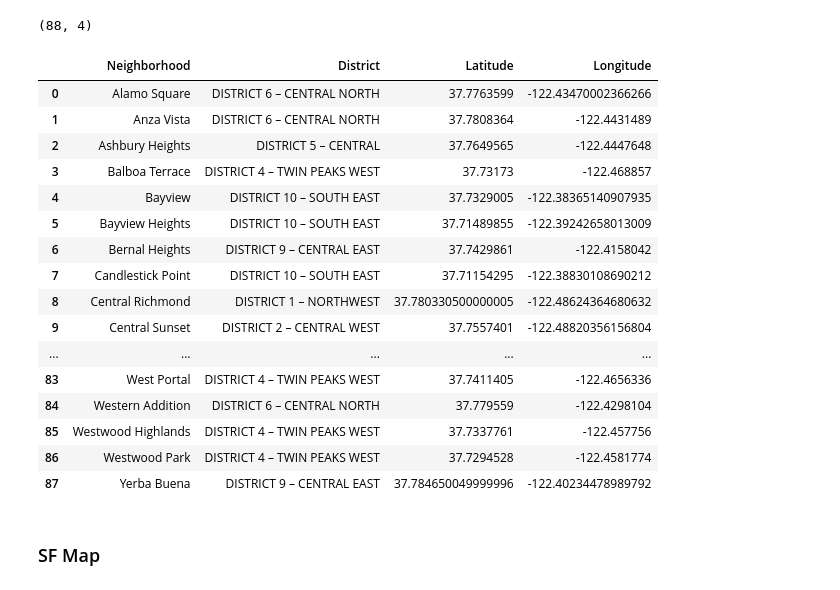
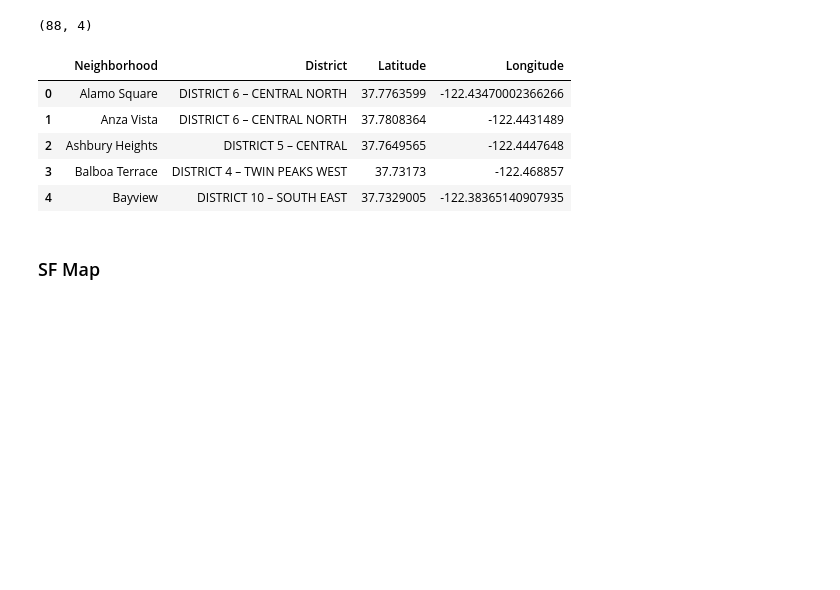
Before and after one commit to omatveyuk/Coursera_Capstone, a Jupyter notebook: SFNeighborhoods.ipynb, the cells around one changed output. Saved outputs shown, nothing was run; the diff lists cells and outputs as text; code cells hidden in the pictures; blank space fills up the shorter version.

```diff
--- a/SFNeighborhoods.ipynb
+++ b/SFNeighborhoods.ipynb
@@ -196,25 +211,14 @@ sf_neighborhoods.shape
 # %% [output]
 (88, 4)
 # %%
-sf_neighborhoods
+sf_neighborhoods.head()
 # %% [output]
 |  | Neighborhood | District | Latitude | Longitude |
 | 0 | Alamo Square | DISTRICT 6 – CENTRAL NORTH | 37.7763599 | -122.43470002366266 |
 | 1 | Anza Vista | DISTRICT 6 – CENTRAL NORTH | 37.7808364 | -122.4431489 |
 | 2 | Ashbury Heights | DISTRICT 5 – CENTRAL | 37.7649565 | -122.4447648 |
 | 3 | Balboa Terrace | DISTRICT 4 – TWIN PEAKS WEST | 37.73173 | -122.468857 |
 | 4 | Bayview | DISTRICT 10 – SOUTH EAST | 37.7329005 | -122.38365140907935 |
-| 5 | Bayview Heights | DISTRICT 10 – SOUTH EAST | 37.71489855 | -122.39242658013009 |
-| 6 | Bernal Heights | DISTRICT 9 – CENTRAL EAST | 37.7429861 | -122.4158042 |
-| 7 | Candlestick Point | DISTRICT 10 – SOUTH EAST | 37.71154295 | -122.38830108690212 |
-| 8 | Central Richmond | DISTRICT 1 – NORTHWEST | 37.780330500000005 | -122.48624364680632 |
-| 9 | Central Sunset | DISTRICT 2 – CENTRAL WEST | 37.7557401 | -122.48820356156804 |
-| ... | ... | ... | ... | ... |
-| 83 | West Portal | DISTRICT 4 – TWIN PEAKS WEST | 37.7411405 | -122.4656336 |
-| 84 | Western Addition | DISTRICT 6 – CENTRAL NORTH | 37.779559 | -122.4298104 |
-| 85 | Westwood Highlands | DISTRICT 4 – TWIN PEAKS WEST | 37.7337761 | -122.457756 |
-| 86 | Westwood Park | DISTRICT 4 – TWIN PEAKS WEST | 37.7294528 | -122.4581774 |
-| 87 | Yerba Buena | DISTRICT 9 – CENTRAL EAST | 37.784650049999996 | -122.40234478989792 |
 # %% [markdown]
 ### SF Map
 # %%
```
Also changed, not shown: parts of 15 cells of this notebook, 3 other files.
